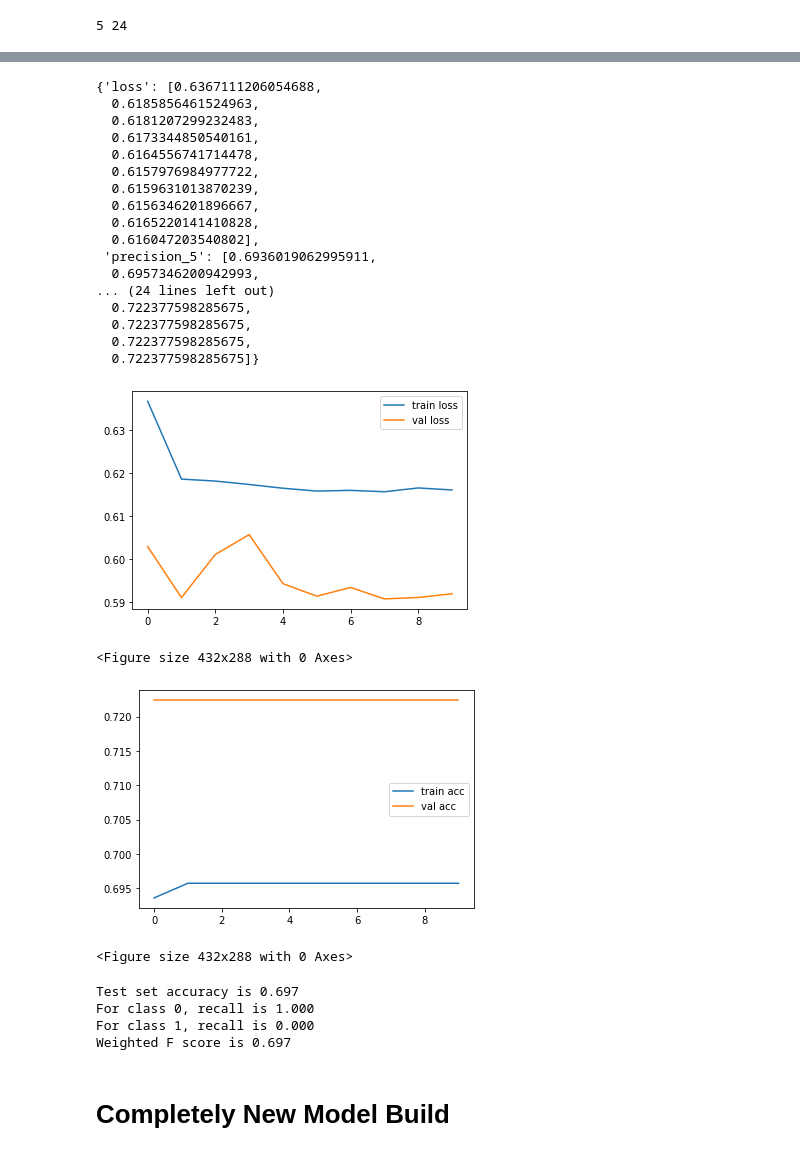
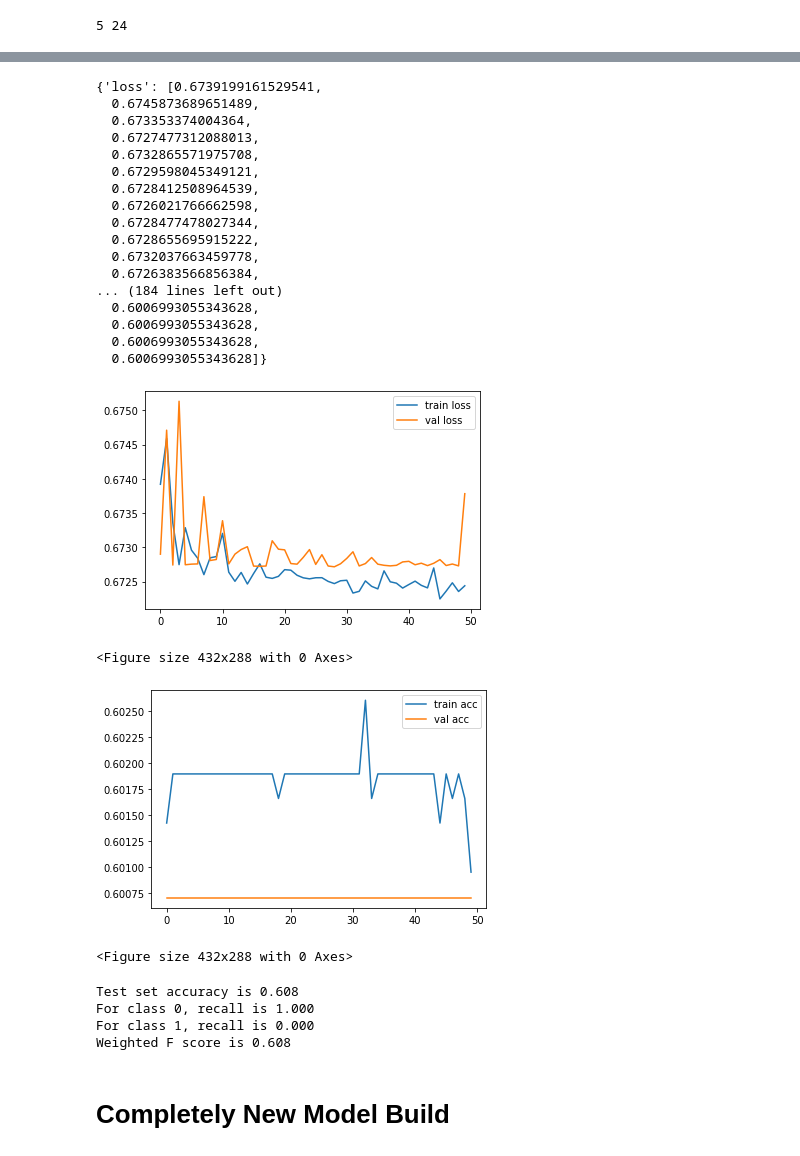
Before and after one commit to Cloblak/aipi540_deeplearning, a Jupyter notebook: 1D_CNN_Attempts/CDT1D_CNN_16FEB.ipynb, the cells around one changed output, grey strips where cells are left out. Drawn from its saved outputs; the diff is of its cells as text; code cells hidden in the pictures.

```diff
--- a/1D_CNN_Attempts/CDT1D_CNN_16FEB.ipynb
+++ b/1D_CNN_Attempts/CDT1D_CNN_16FEB.ipynb
@@ -130,7 +130,7 @@ test_end = date.today()
 test_delta = (test_end - test_start)
 print(f'Number of days of Holdout Test Data {test_delta.days}')
 
-ticker = "CORN" # Ticker Symbol to Test
+ticker = "NVDA" # Ticker Symbol to Test
 interval = "5Min" # Interval of bars
 train_day_int = train_delta.days # Size of training set (Jan 2010 - Oct 2017)
 val_day_int = val_day_num # Size of validation set
@@ -854,8 +854,10 @@ def calculate_weighted_f_score(y_true, y_pred):
   F = (1 + beta_1**2 + beta_2**2) * Ntp / ((1+beta_1**2+beta_2**2) * Ntp + E1 + beta_1**2 * E2 + beta_2**2 * E3)
   return  F
 
-model.compile(loss='binary_crossentropy', optimizer=adam, metrics=[tf.keras.metrics.Precision()])
+prec = tf.keras.metrics.Precision()
+
+model.compile(loss='binary_crossentropy', optimizer=adam, metrics=[prec])
 # %%
 batch_size = 12
-hist = model.fit(X_train, y_train, batch_size=batch_size, epochs=10, validation_data=(X_val, y_val)) #, class_weight={0:2, 1:3, 2:1})
+hist = model.fit(X_train, y_train, batch_size=batch_size, epochs=50, validation_data=(X_val, y_val)) #, class_weight={0:2, 1:3, 2:1})
 # %% [output]
@@ -882,23 +881,23 @@ Epoch 10/10
 # %%
 hist.history
 # %% [output]
-{'loss': [0.6367111206054688,
-  0.6185856461524963,
-  0.6181207299232483,
-  0.6173344850540161,
-  0.6164556741714478,
-  0.6157976984977722,
-  0.6159631013870239,
-  0.6156346201896667,
-  0.6165220141410828,
-  0.616047203540802],
- 'precision_5': [0.6936019062995911,
-  0.6957346200942993,
-... (24 lines left out)
-  0.722377598285675,
-  0.722377598285675,
-  0.722377598285675,
-  0.722377598285675]}
+{'loss': [0.6739199161529541,
+  0.6745873689651489,
+  0.673353374004364,
+  0.6727477312088013,
+  0.6732865571975708,
+  0.6729598045349121,
+  0.6728412508964539,
+  0.6726021766662598,
+  0.6728477478027344,
+  0.6728655695915222,
+  0.6732037663459778,
+  0.6726383566856384,
+... (184 lines left out)
+  0.6006993055343628,
+  0.6006993055343628,
+  0.6006993055343628,
+  0.6006993055343628]}
 # %%
 plt.plot(hist.history['loss'], label='train loss')
 plt.plot(hist.history['val_loss'], label='val loss')
@@ -906,16 +905,16 @@ plt.legend()
 plt.show()
 plt.savefig('LossVal_loss')
 # %% [output]
-[figure, old version]
+[figure, new version]
 <Figure size 432x288 with 0 Axes>
 # %%
-plt.plot(hist.history['precision_5'], label='train acc')
-plt.plot(hist.history['val_precision_5'], label='val acc')
+plt.plot(hist.history['precision_7'], label='train acc')
+plt.plot(hist.history['val_precision_7'], label='val acc')
 plt.legend()
 plt.show()
 plt.savefig('AccVal_acc')
 # %% [output]
-[figure, old version]
+[figure, new version]
 <Figure size 432x288 with 0 Axes>
 # %%
 y_pred = model.predict(X_test)
@@ -943,10 +942,10 @@ for i in range(2):
 print("Weighted F score is {:.3f}".format(test_acc))
 # print("Weighted F score is {:.3f}".format(calculate_weighted_f_score(y_true, y_pred)))
 # %% [output]
-Test set accuracy is 0.697
+Test set accuracy is 0.608
 For class 0, recall is 1.000
 For class 1, recall is 0.000
-Weighted F score is 0.697
+Weighted F score is 0.608
 # %% [markdown]
 # Completely New Model Build
 # %%
```
Also changed, not shown: parts of 11 cells of this notebook.
